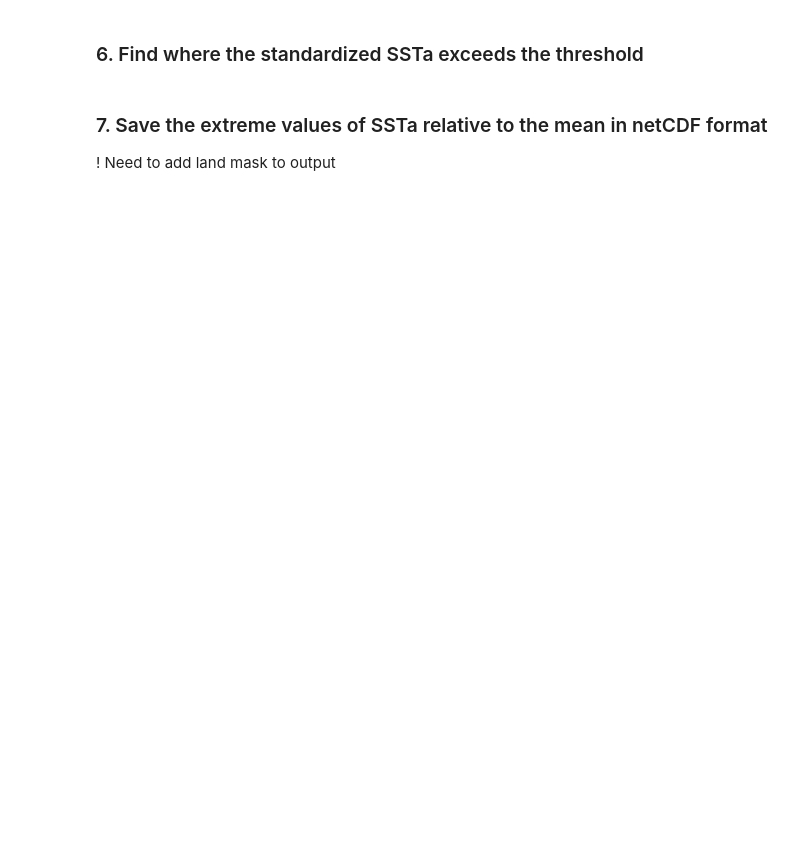
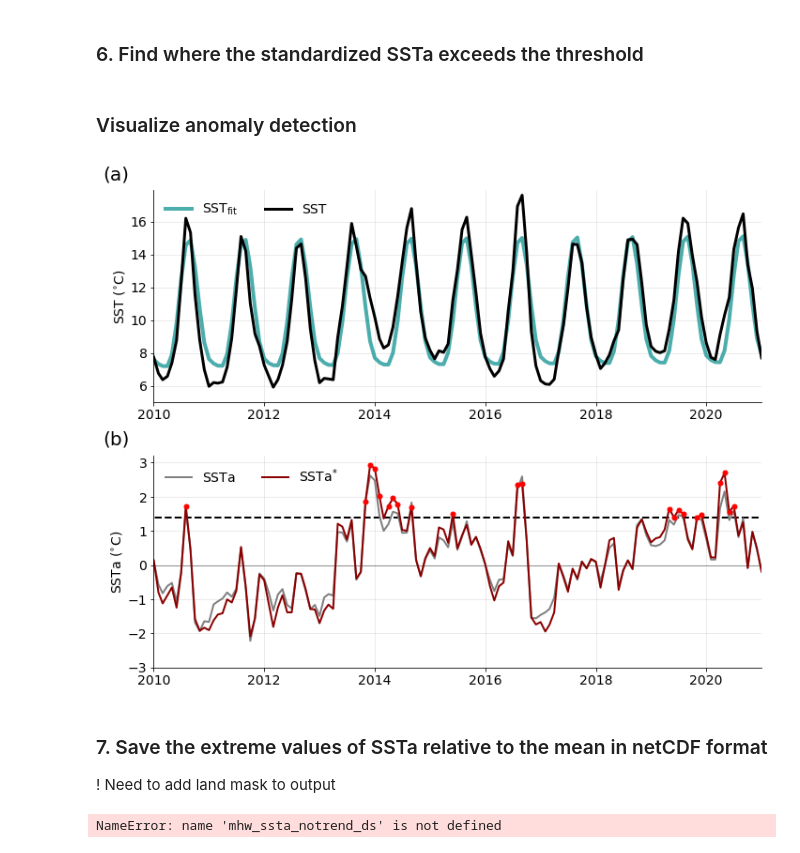
Before and after one commit to ocetrac/marine-heatwaves, a Jupyter notebook: 00_preprocess.ipynb, the cells around one changed output. Cells and saved outputs as stored; diff of their text form; code cells hidden in the pictures; blank space fills up the shorter version.

```diff
--- a/00_preprocess.ipynb
+++ b/00_preprocess.ipynb
@@ -114 +106,5 @@ prct_trend = sst_trend.groupby(sst_trend.time.dt.month).quantile(thresh, dim='ti
+# %%
+# Compute SSTa relative to the threshold defined above in Step 5.
+ssta_prc_notrend = ssta_stn_notrend - prct_notrend
+ssta_prc_trend = ssta_stn_trend - prct_trend
 # %%
@@ -133,6 +129,6 @@ ssta_prc_trend = xr.DataArray(ssta_prc_trend,
 # %%
-# Loop over months and compute SSTa relative to the threshold defined above in Step 5.
-for i in np.arange(1,13,1):
-    I = np.where(mnsst.time.dt.month==i)[0]
-    ssta_prc_notrend[I,:,:,:] = sst_notrend[I,:,:]-prct_notrend[i-1,:,:,:]
-    ssta_prc_trend[I,:,:,:] = sst_trend[I,:,:]-prct_trend[i-1,:,:,:]
+# # Loop over months and compute SSTa relative to the threshold defined above in Step 5.
+# for i in np.arange(1,13,1):
+#     I = np.where(mnsst.time.dt.month==i)[0]
+#     ssta_prc_notrend[I,:,:] = ssta_stn_notrend[I,:,:]-prct_notrend[i-1,:,:]
+#     ssta_prc_trend[I,:,:] = ssta_stn_trend[I,:,:]-prct_trend[i-1,:,:]
@@ -142,6 +281,48 @@ for i in np.arange(1,13,1):
 # Take only the SSTa that exceeds the calculated monthly threshold
 mhw_ssta_notrend = ssta_stn_notrend.where(ssta_prc_notrend>0.)
 mhw_ssta_trend = ssta_stn_trend.where(ssta_prc_trend>0.)
+# %% [markdown]
+### Visualize anomaly detection
+# %%
+lon=211.125
+lat=46.625
+point_seas = seas.loc[dict(lon=lon, lat=lat)]
+point_mean = mean.loc[dict(lon=lon, lat=lat)]
+point_trend = trend.loc[dict(lon=lon, lat=lat)]
+# %%
+plt.rc('xtick', labelsize=14)
+plt.rc('ytick', labelsize=14)
+fig = plt.figure(figsize=(10,8))
+
+ax = plt.subplot(211)
+plt.text(-0.04,1.05, '(a)', size=20, horizontalalignment='right', transform=ax.transAxes);
+s = plt.plot(point_seas.time, point_seas+point_mean+point_trend, color='darkcyan', lw=4, alpha=0.7, label=r"$\rmSST_{fit}$")
+plt.plot(mnsst.time, mnsst.loc[dict(lon=lon, lat=lat)], color='black', lw=3, label='SST')
+plt.xlim('2010-01-01',point_seas.time[-1].values);
+plt.ylim(5,17.9)
+plt.ylabel(r"SST ($\rm ^{\circ}C$)", fontsize=14)
+ax.spines['top'].set_visible(False)
+ax.spines['right'].set_visible(False)
+plt.legend(frameon=False, ncol=2,loc='upper left', fontsize=14)
+plt.grid(True, alpha=0.3)
+
+ax = plt.subplot(212)
+plt.text(-0.04,1.05, '(b)', size=20, horizontalalignment='right', transform=ax.transAxes);
+plt.plot(ssta_stn_notrend.time, np.zeros(len(ssta_stn_notrend.time)), color='k', lw=1, alpha=0.4)
+plt.plot(ssta_stn_notrend.time, np.ones(len(ssta_stn_notrend.time))*prct_notrend.loc[dict(lon=lon, lat=lat)].values, '--', color='k', lw=2)
+plt.plot(ssta_notrend.time, ssta_notrend.loc[dict(lon=lon, lat=lat)], color='gray', lw=2, label=r"$\rmSSTa$")
+plt.plot(ssta_stn_notrend.time, ssta_stn_notrend.loc[dict(lon=lon, lat=lat)], color='darkred', lw=2, label=r"$\rmSSTa^{*}$")
+plt.plot(mhw_ssta_notrend.time, mhw_ssta_notrend.loc[dict(lon=lon, lat=lat)],'r.', ms=10)
+plt.xlim('2010-01-01',point_seas.time[-1].values);
+# plt.ylim(5,17.9)
+plt.ylabel(r"$\rmSSTa$ ($\rm ^{\circ}C$)", fontsize=14)
+ax.spines['top'].set_visible(False)
+ax.spines['right'].set_visible(False)
+plt.legend(frameon=False, ncol=2,loc='upper left', fontsize=14)
+plt.grid(True, alpha=0.3)
+plt.tight_layout()
+# %% [output]
+[figure, added]
 # %% [markdown]
 ### 7. Save the extreme values of SSTa relative to the mean in netCDF format
 ! Need to add land mask to output
@@ -164,0 +348,4 @@ mhw_ssta_trend_ds.attrs['threshold'] = 0.9
+# %%
+mhw_ssta_notrend_ds
+# %% [output]
+NameError: name 'mhw_ssta_notrend_ds' is not defined
```
Also changed, not shown: parts of 15 cells of this notebook, 1 other file.
